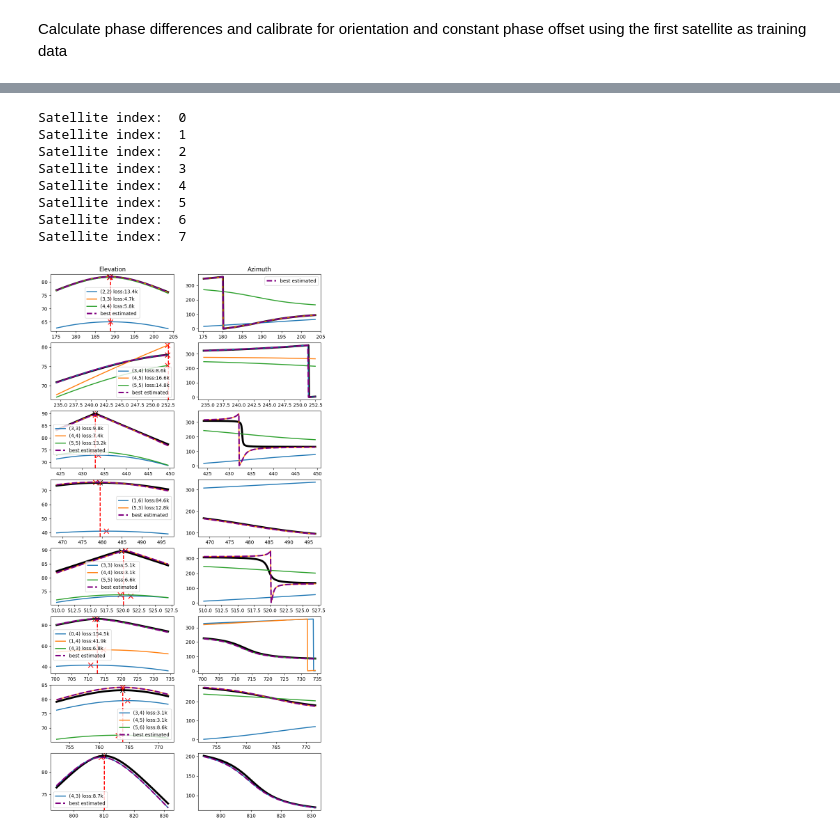
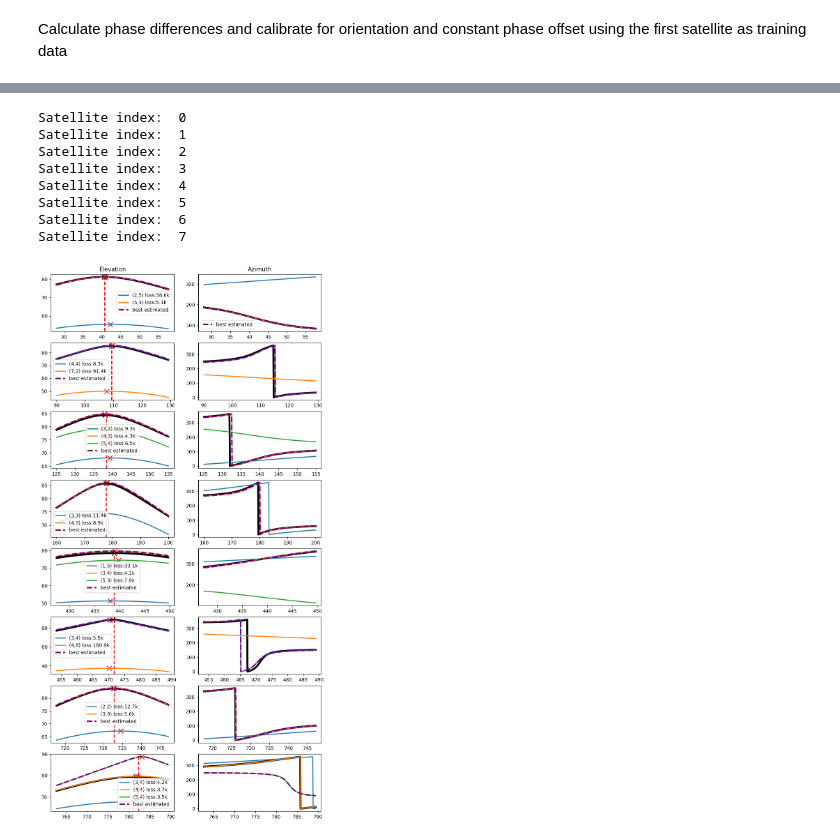
Before and after one commit to GiddaZhang/Starloc, a Jupyter notebook: Starloc.ipynb, the cells around one changed output, grey strips where cells are left out. Drawn from its saved outputs; the diff is of its cells as text; code cells hidden in the pictures.

```diff
--- a/Starloc.ipynb
+++ b/Starloc.ipynb
@@ -10,7 +10,7 @@ from utils.helper import aoa_sim_1_sat_loc, range_estimation
 # %% [markdown]
 Specify the index of data files, 11 in total (idx = 0-10)
 # %%
-file_idx = 9 # 0-10
+file_idx = 8 # 0-10
 # %% [markdown]
 Load Starloc configurations
 # %%
@@ -211,4 +211,5 @@ for sat_idx in range(sat_num):
 # %%
+from utils.helper import AoA_orientation_compensation
 # calculate az and el from the phase difference
 num_ambiguity = int(d/(lam/2))
 del_phi_bound = np.pi*num_ambiguity
@@ -270,18 +271,19 @@ for sat_idx in range(sat_num):
             el = np.arccos(np.clip(lam/(2*np.pi*d)*np.sqrt((del_phi_01)**2 + (del_phi_12)**2), -1, 1)) # clip the value to [-1, 1] to avoid nan due to numerical error
 
             # adjust for yaw pitch roll
-            R_yaw = np.array([[np.cos(np.deg2rad(-yaw)), -np.sin(np.deg2rad(-yaw)), 0], [np.sin(np.deg2rad(-yaw)), np.cos(np.deg2rad(-yaw)), 0], [0, 0, 1]])
-            R_pitch = np.array([[np.cos(np.deg2rad(pitch)), 0, np.sin(np.deg2rad(pitch))], [0, 1, 0], [-np.sin(np.deg2rad(pitch)), 0, np.cos(np.deg2rad(pitch))]])
-            R_roll = np.array([[1, 0, 0], [0, np.cos(np.deg2rad(roll)), -np.sin(np.deg2rad(roll))], [0, np.sin(np.deg2rad(roll)), np.cos(np.deg2rad(roll))]])
-            R = R_yaw @ R_pitch @ R_roll
-            x = np.cos(az)*np.cos(el)
-            y = np.sin(az)*np.cos(el)
-            z = np.sin(el)
-            v_local = np.array([x, y, z]).T
-            v_global = np.dot(R, v_local.T).T
-            az = np.arctan2(v_global[:,1], v_global[:,0])
-            az = np.mod(az, 2*np.pi)
-            el = np.arcsin(v_global[:,2])
+            # R_yaw = np.array([[np.cos(np.deg2rad(-yaw)), -np.sin(np.deg2rad(-yaw)), 0], [np.sin(np.deg2rad(-yaw)), np.cos(np.deg2rad(-yaw)), 0], [0, 0, 1]])
+            # R_pitch = np.array([[np.cos(np.deg2rad(pitch)), 0, np.sin(np.deg2rad(pitch))], [0, 1, 0], [-np.sin(np.deg2rad(pitch)), 0, np.cos(np.deg2rad(pitch))]])
+            # R_roll = np.array([[1, 0, 0], [0, np.cos(np.deg2rad(roll)), -np.sin(np.deg2rad(roll))], [0, np.sin(np.deg2rad(roll)), np.cos(np.deg2rad(roll))]])
+            # R = R_yaw @ R_pitch @ R_roll
+            # x = np.cos(az)*np.cos(el)
+            # y = np.sin(az)*np.cos(el)
+            # z = np.sin(el)
+            # v_local = np.array([x, y, z]).T
+            # v_global = np.dot(R, v_local.T).T
+            # az = np.arctan2(v_global[:,1], v_global[:,0])
+            # az = np.mod(az, 2*np.pi)
+            # el = np.arcsin(v_global[:,2])
+            az, el = AoA_orientation_compensation(az, el, yaw, pitch, roll)
 
             if np.any(np.isnan(el)) or np.nanmin(np.rad2deg(el)) < minmum_elevation:
                 continue
@@ -334,34 +336,34 @@ for sat_idx in range(sat_num):
             best_amb_01, best_amb_12 = valid_ambiguity_01[i], valid_ambiguity_12[j]
             best_el, best_az = el, az
             best_h_sat = h_sat
     best_ambiguity.append((best_amb_01, best_amb_12))
     orbit_height_est_list.append(best_h_sat)
     best_el_list.append(best_el)
     best_az_list.append(best_az)
 
     plt.subplot(sat_num, 2, fig_idx)
     plt.axvline(x=max_el_time_list[sat_idx], color='red', linestyle='--', linewidth=2)
     plt.plot(timestamps_list[sat_idx], np.rad2deg(best_el), '--', label="best estimated", color='purple', linewidth=3)
 
     if sat_idx == 0:
         plt.title("Elevation")
     plt.legend()
     plt.subplot(sat_num, 2, fig_idx+1)
     plt.plot(timestamps_list[sat_idx], np.rad2deg(best_az), '--', label="best estimated", color='purple', linewidth=3)
     if sat_idx == 0:
         plt.title("Azimuth")
         plt.legend()
     fig_idx += 2
 # %% [output]
 Satellite index:  0
 Satellite index:  1
 Satellite index:  2
 Satellite index:  3
 Satellite index:  4
 Satellite index:  5
 Satellite index:  6
 Satellite index:  7
-[figure, old version]
+[figure, new version]
 # %%
 
 # generate baseline
```
Also changed, not shown: parts of 5 cells of this notebook, 2 other files.
